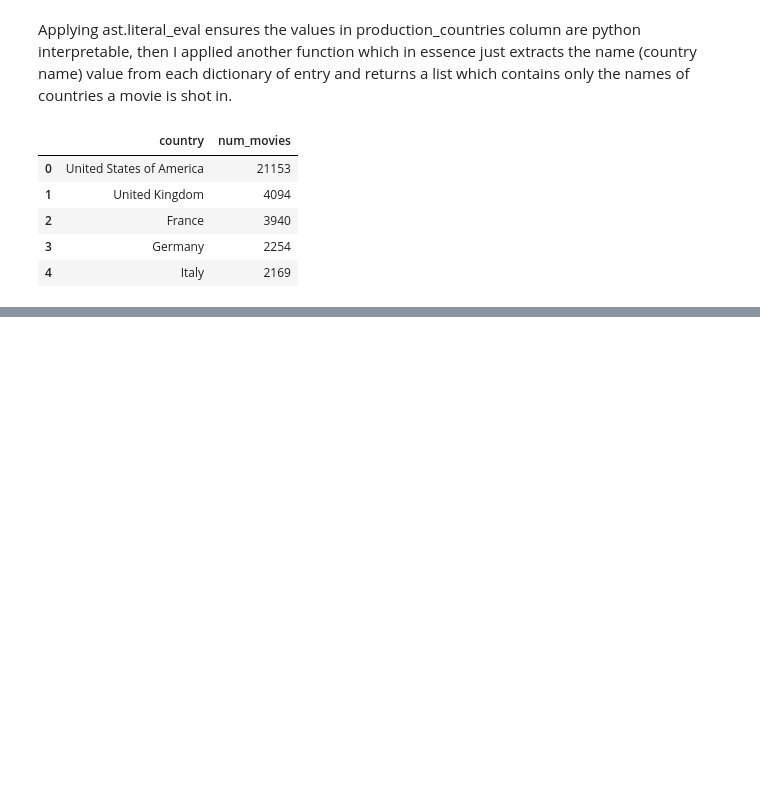
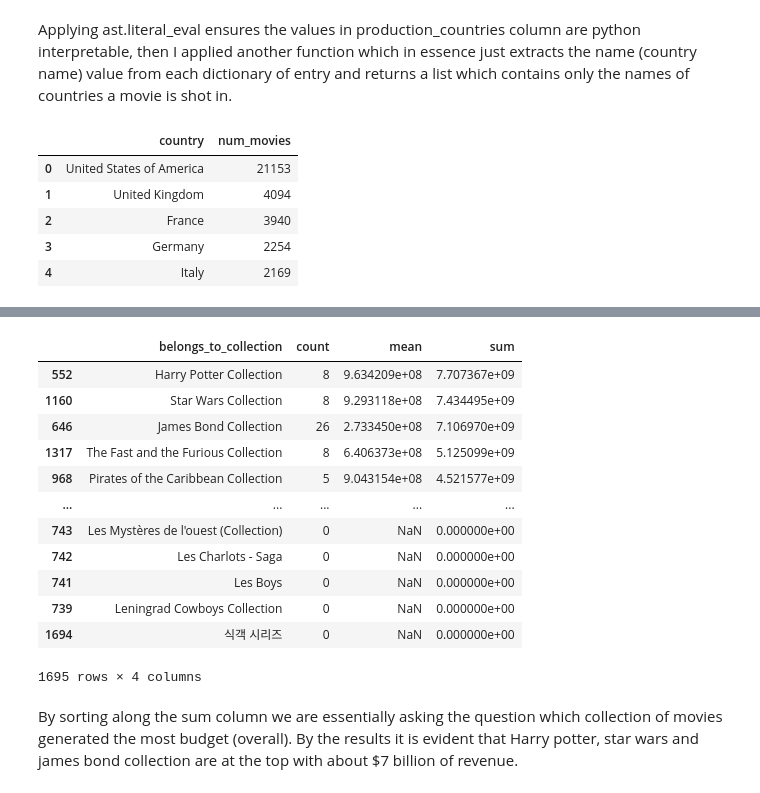
Before and after one commit to M-Awwab-Khan/most-comprehensive-movies-analysis, a Jupyter notebook: Movie_Metrics_An_Analyst_Approach.ipynb, the cells around one changed output, grey strips where cells are left out. Drawn from its saved outputs; the diff is of its cells as text; code cells hidden in the pictures; blank space fills up the shorter version.

```diff
--- a/Movie_Metrics_An_Analyst_Approach.ipynb
+++ b/Movie_Metrics_An_Analyst_Approach.ipynb
@@ -295,0 +328,18 @@ fig.show(renderer="colab")
+# %%
+fran_pivot.sort_values('sum', ascending=False)
+# %% [output]
+|  | belongs_to_collection | count | mean | sum |
+| 552 | Harry Potter Collection | 8 | 9.634209e+08 | 7.707367e+09 |
+| 1160 | Star Wars Collection | 8 | 9.293118e+08 | 7.434495e+09 |
+| 646 | James Bond Collection | 26 | 2.733450e+08 | 7.106970e+09 |
+| 1317 | The Fast and the Furious Collection | 8 | 6.406373e+08 | 5.125099e+09 |
+| 968 | Pirates of the Caribbean Collection | 5 | 9.043154e+08 | 4.521577e+09 |
+| ... | ... | ... | ... | ... |
+| 743 | Les Mystères de l'ouest (Collection) | 0 | NaN | 0.000000e+00 |
+| 742 | Les Charlots - Saga | 0 | NaN | 0.000000e+00 |
+| 741 | Les Boys | 0 | NaN | 0.000000e+00 |
+| 739 | Leningrad Cowboys Collection | 0 | NaN | 0.000000e+00 |
+| 1694 | 식객 시리즈 | 0 | NaN | 0.000000e+00 |
+1695 rows × 4 columns
+# %% [markdown]
+By sorting along the sum column we are essentially asking the question which collection of movies generated the most budget (overall). By the results it is evident that Harry potter, star wars and james bond collection are at the top with about $7 billion of revenue.
```
Also changed, not shown: parts of 6 cells of this notebook.
